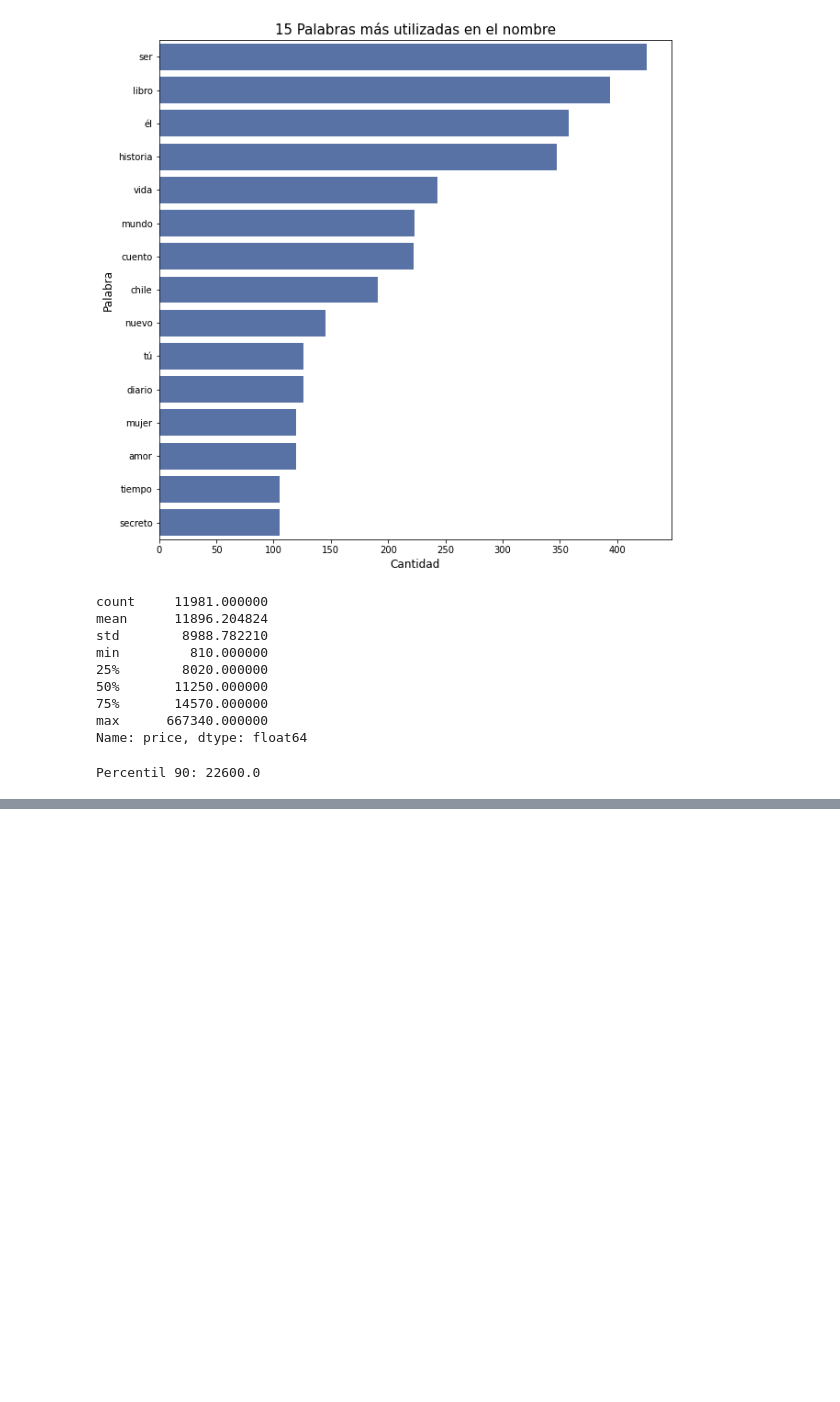
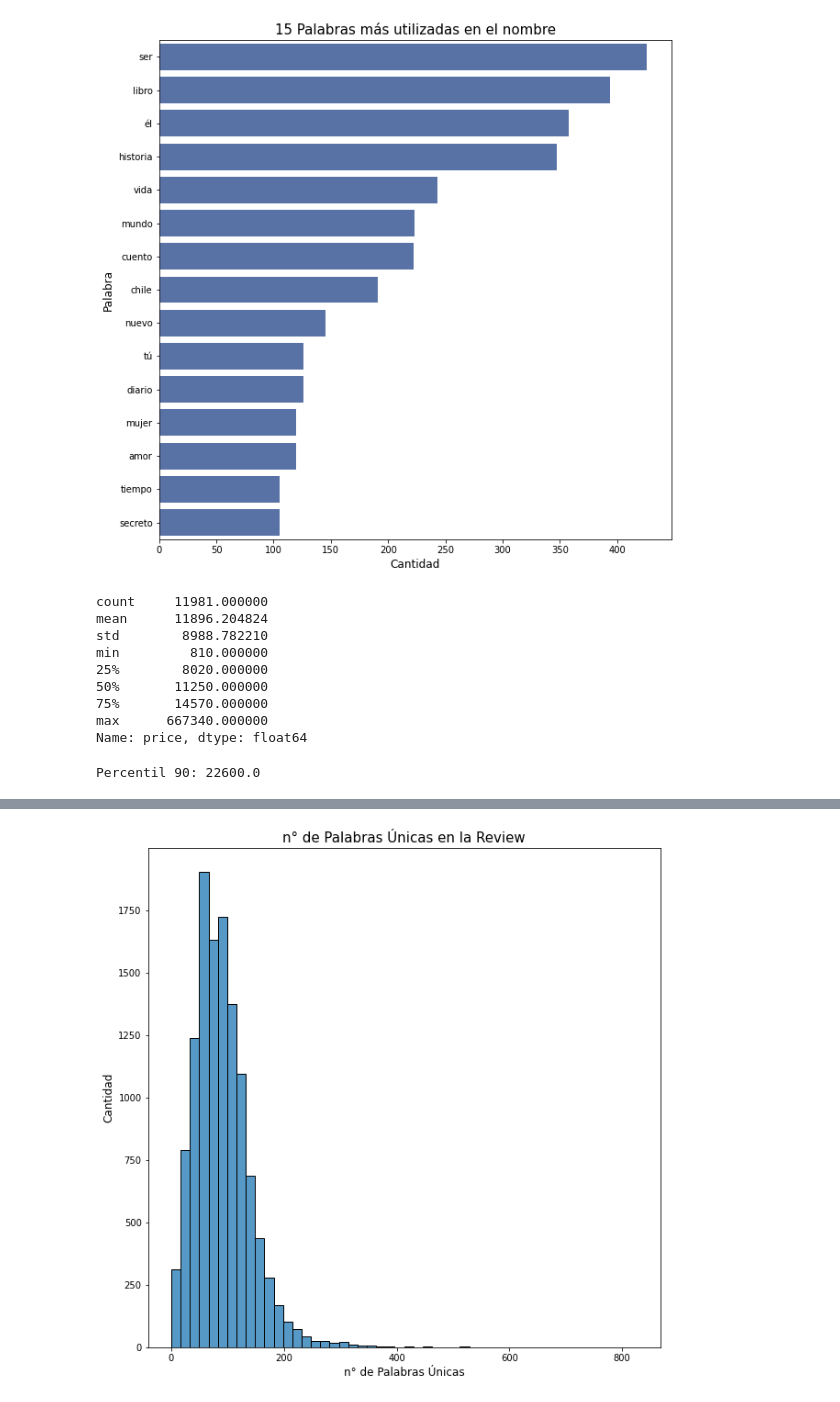
Before and after one commit to CrisLeaf/books_dashboard, a Jupyter notebook: data_analysis.ipynb, the cells around one changed output, grey strips where cells are left out. Cells and saved outputs as stored; diff of their text form; code cells hidden in the pictures; blank space fills up the shorter version.

```diff
--- a/data_analysis.ipynb
+++ b/data_analysis.ipynb
@@ -324,0 +351,12 @@ plt.show()
+# %%
+fig = plt.subplots(figsize=(10, 10))
+sns.histplot(df["review_uniques_count"], bins=50)
+plt.title("n° de Palabras Únicas en la Review",
+		  fontsize=15)
+plt.xlabel("n° de Palabras Únicas", fontsize=12)
+plt.ylabel("Cantidad", fontsize=12)
+plt.savefig("plots/uniques_count.png", bbox_inches="tight", facecolor="#e3e3e3",
+			pad_inches=0.3, transparent=False)
+plt.show()
+# %% [output]
+[figure, added]
```
Also changed, not shown: parts of 14 cells of this notebook, 13 other files.
